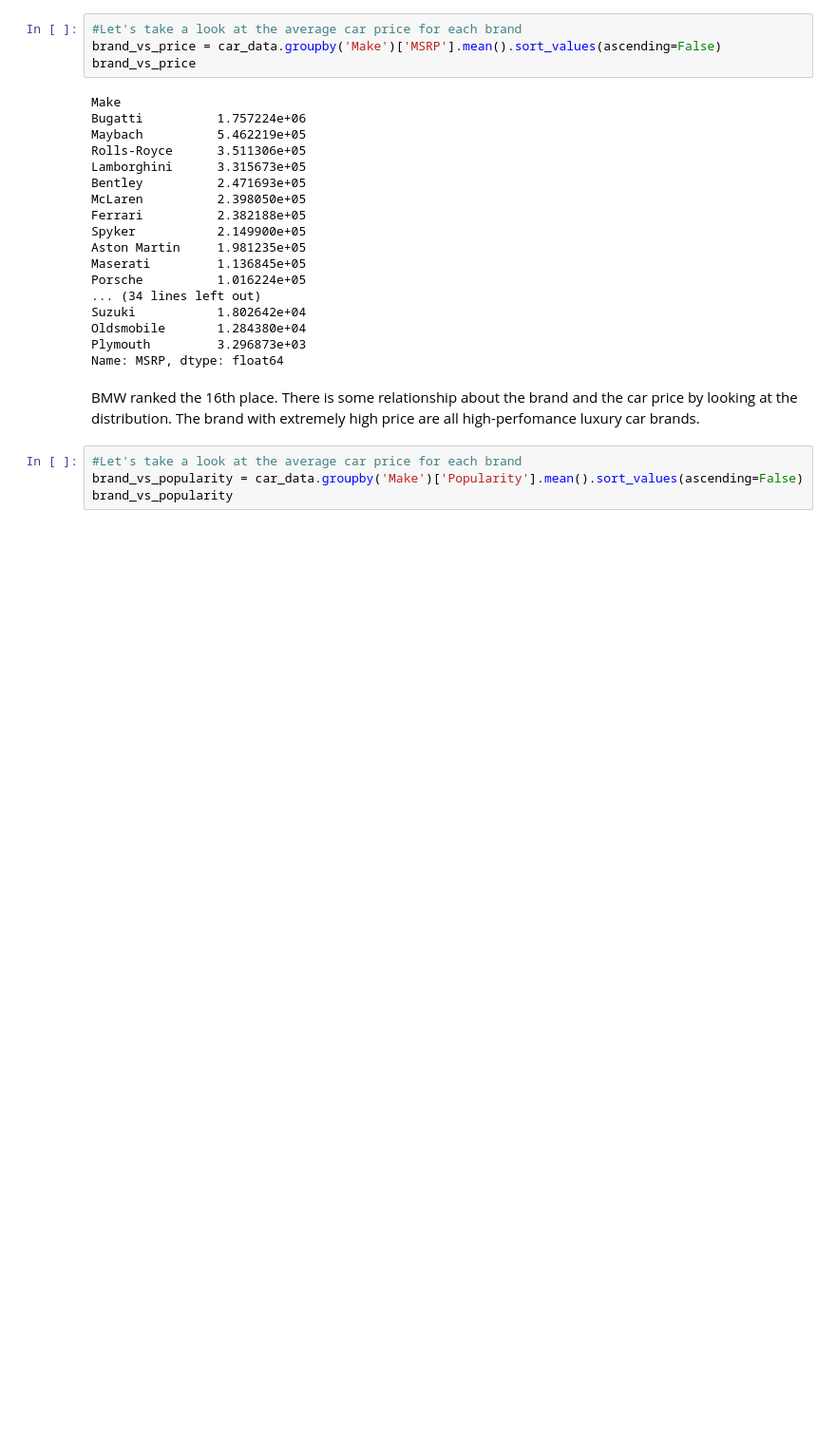
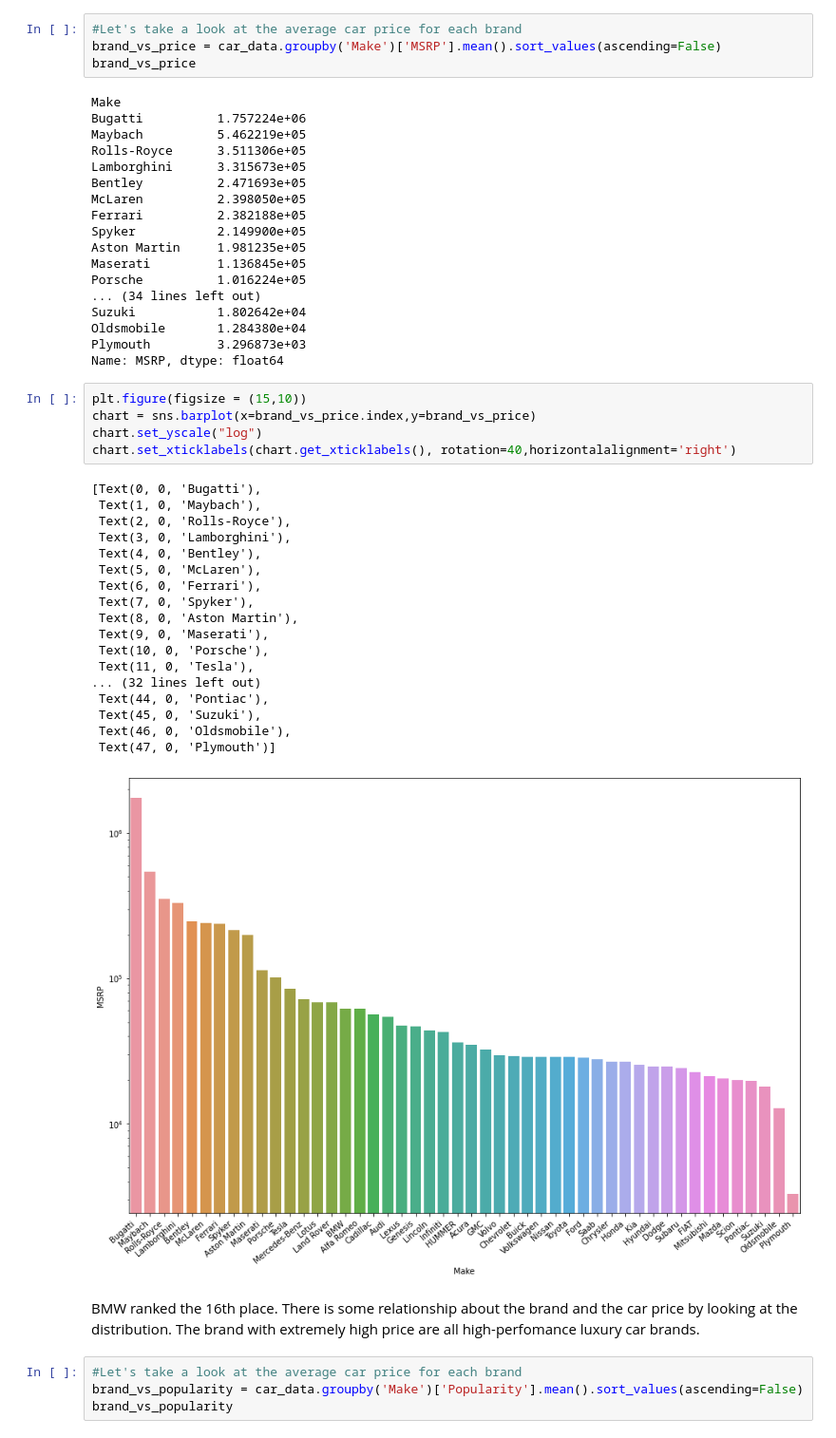
Before and after one commit to LanxyL/Capstone2, a Jupyter notebook: Notebooks/2_exploratory_data_analysis.ipynb, the cells around one changed output. Shown at 95% size. Drawn from its saved outputs; the diff is of its cells as text; blank space fills up the shorter version.

```diff
--- a/Notebooks/2_exploratory_data_analysis.ipynb
+++ b/Notebooks/2_exploratory_data_analysis.ipynb
@@ -141,6 +139,30 @@ Suzuki           1.802642e+04
 Oldsmobile       1.284380e+04
 Plymouth         3.296873e+03
 Name: MSRP, dtype: float64
+# %%
+plt.figure(figsize = (15,10))
+chart = sns.barplot(x=brand_vs_price.index,y=brand_vs_price)
+chart.set_yscale("log")
+chart.set_xticklabels(chart.get_xticklabels(), rotation=40,horizontalalignment='right')
+# %% [output]
+[Text(0, 0, 'Bugatti'),
+ Text(1, 0, 'Maybach'),
+ Text(2, 0, 'Rolls-Royce'),
+ Text(3, 0, 'Lamborghini'),
+ Text(4, 0, 'Bentley'),
+ Text(5, 0, 'McLaren'),
+ Text(6, 0, 'Ferrari'),
+ Text(7, 0, 'Spyker'),
+ Text(8, 0, 'Aston Martin'),
+ Text(9, 0, 'Maserati'),
+ Text(10, 0, 'Porsche'),
+ Text(11, 0, 'Tesla'),
+... (32 lines left out)
+ Text(44, 0, 'Pontiac'),
+ Text(45, 0, 'Suzuki'),
+ Text(46, 0, 'Oldsmobile'),
+ Text(47, 0, 'Plymouth')]
+[figure, added]
 # %% [markdown]
 BMW ranked the 16th place. There is some relationship about the brand and the car price by looking at the distribution. The brand with extremely high price are all high-perfomance luxury car brands.
 # %%
```
Also changed, not shown: parts of 24 cells of this notebook, 6 other files.
